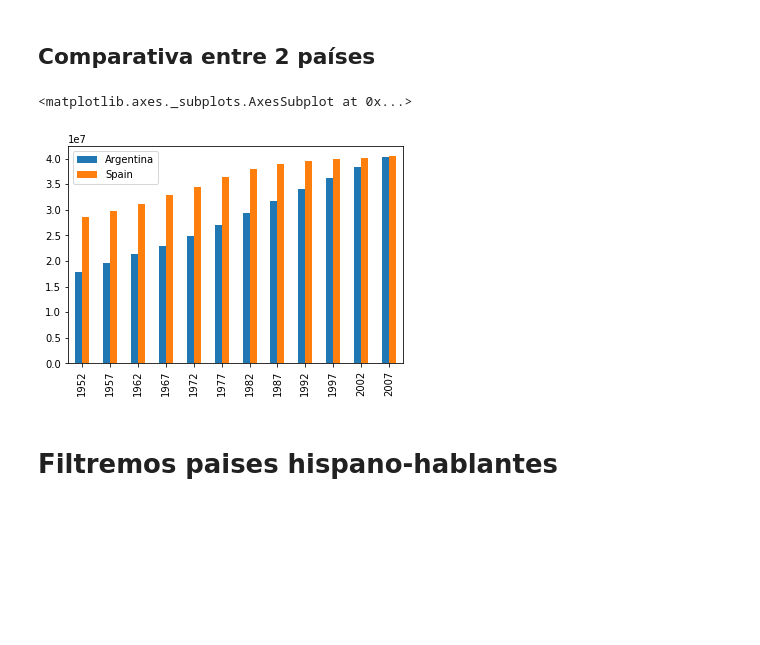
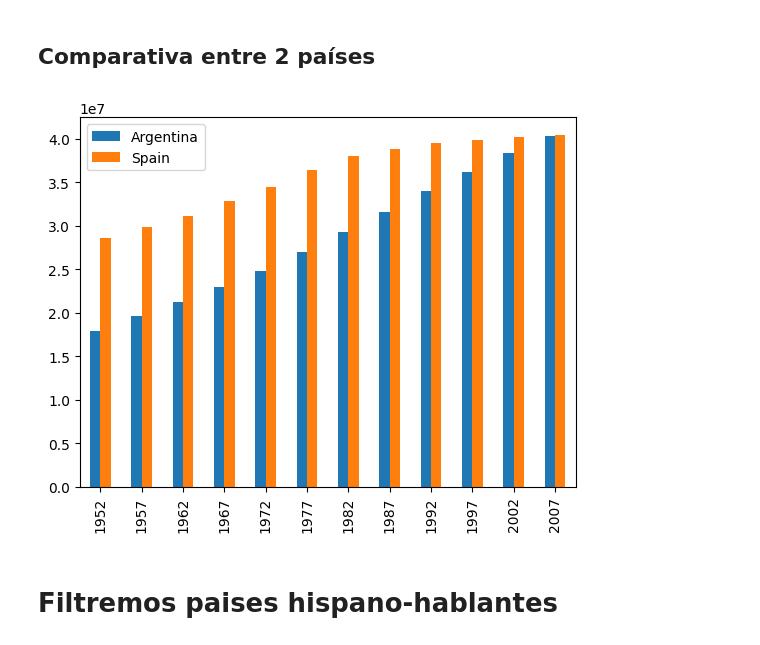
Before and after one commit to jbagnato/machine-learning, a Jupyter notebook: Ejercicio_EDA.ipynb, the cells around one changed output. Cells and saved outputs as stored; diff of their text form; code cells hidden in the pictures; blank space fills up the shorter version.

Commit message:
Ejercicio_EDA:Correcciones de comandos deprecados, uso de display(), incorporación de plt.show() en gráficos

```diff
--- a/Ejercicio_EDA.ipynb
+++ b/Ejercicio_EDA.ipynb
@@ -97,7 +86,7 @@ print(df_pop.head(5))
 # %% [markdown]
 ### Aqui vemos la población año tras año de España
 # %%
-df_pop_es = df_pop[df_pop["country"] == 'Spain' ]
+df_pop_es = df_pop[(df_pop["country"] == 'Spain')]
 df_pop_es.head()
 # %% [output]
 |  | country | year | population |
@@ -141,15 +130,13 @@ df_pop_ar.set_index('year').plot(kind='bar')
 # %%
 anios = df_pop_es['year'].unique()
 pop_ar = df_pop_ar['population'].values
 pop_es = df_pop_es['population'].values
 
-df_plot = pd.DataFrame({'Argentina': pop_ar,
-                    'Spain': pop_es},
-                       index=anios)
+df_plot = pd.DataFrame({'Argentina': pop_ar, 'Spain': pop_es}, index=anios)
 df_plot.plot(kind='bar')
+plt.show()
 # %% [output]
-<matplotlib.axes._subplots.AxesSubplot at 0x...>
-[figure, old version]
+[figure, new version]
 # %% [markdown]
 # Filtremos paises hispano-hablantes
 # %%
```
Also changed, not shown: parts of 12 cells of this notebook.
